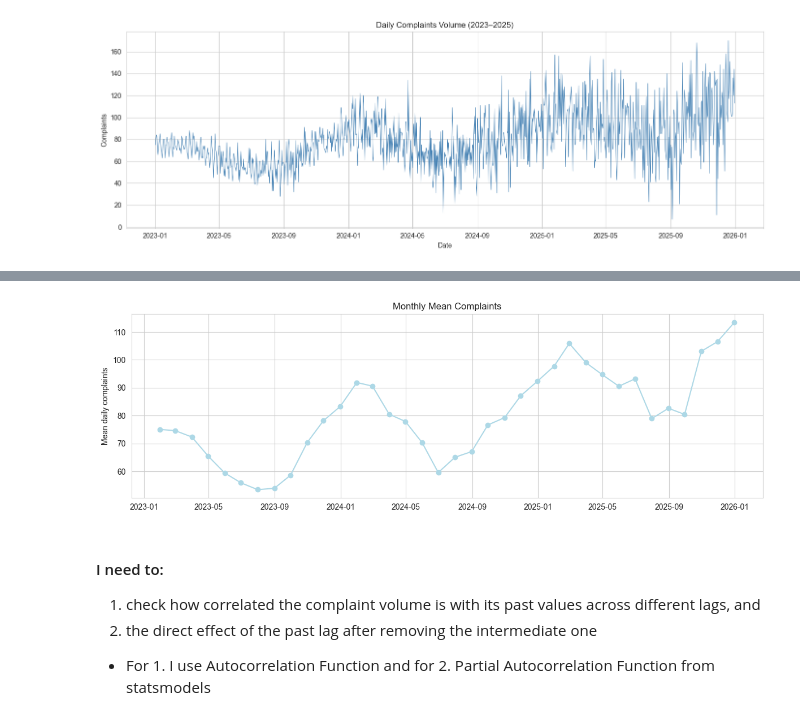
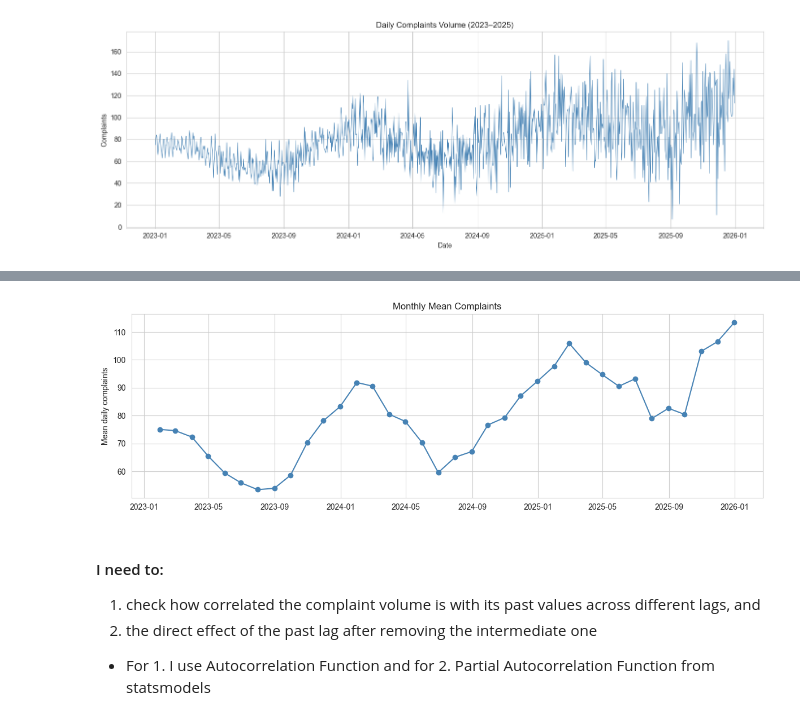
Before and after one commit to IgweKC/complaints_vol_forecasting, a Jupyter notebook: notebook/forecast.ipynb, the cells around one changed output, grey strips where cells are left out. Drawn from its saved outputs; the diff is of its cells as text; code cells hidden in the pictures.

```diff
--- a/notebook/forecast.ipynb
+++ b/notebook/forecast.ipynb
@@ -147,14 +147,14 @@ Weekend vs weekday:
 # %%
 # Monthly trend
 monthly = df['complaints'].resample('ME').mean()
 fig, ax = plt.subplots(figsize=(12, 4))
-ax.plot(monthly.index, monthly.values, 'o-', color='lightblue')
+ax.plot(monthly.index, monthly.values, 'o-', color='steelblue')
 ax.set_title('Monthly Mean Complaints')
 ax.set_ylabel('Mean daily complaints')
 plt.tight_layout()
 plt.show()
 # %% [output]
-[figure, old version]
+[figure, new version]
 # %% [markdown]
 #### I need to:
 1. check how correlated the complaint volume is with its past values across different lags, and
```
Also changed, not shown: parts of 13 cells of this notebook, 7 other files.
